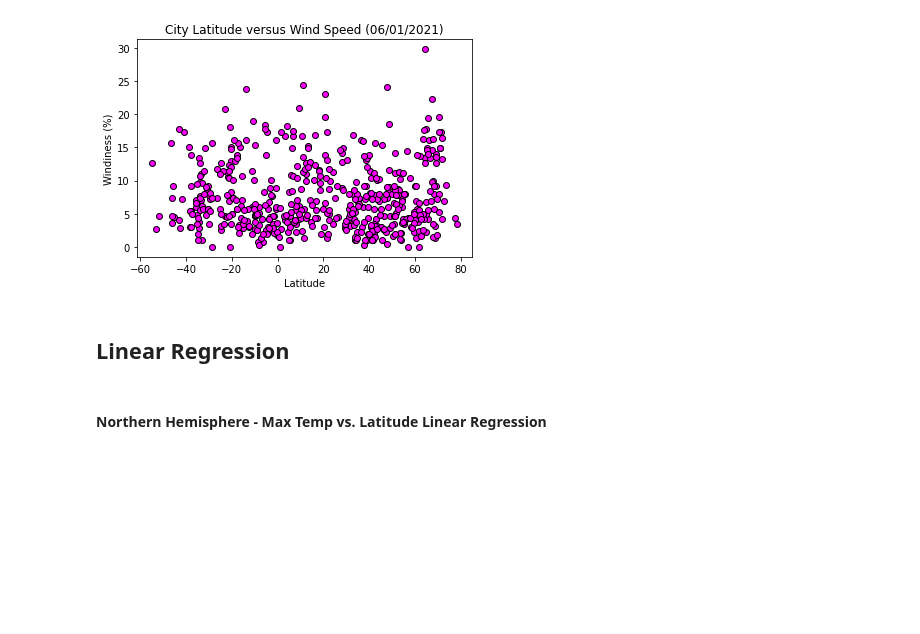
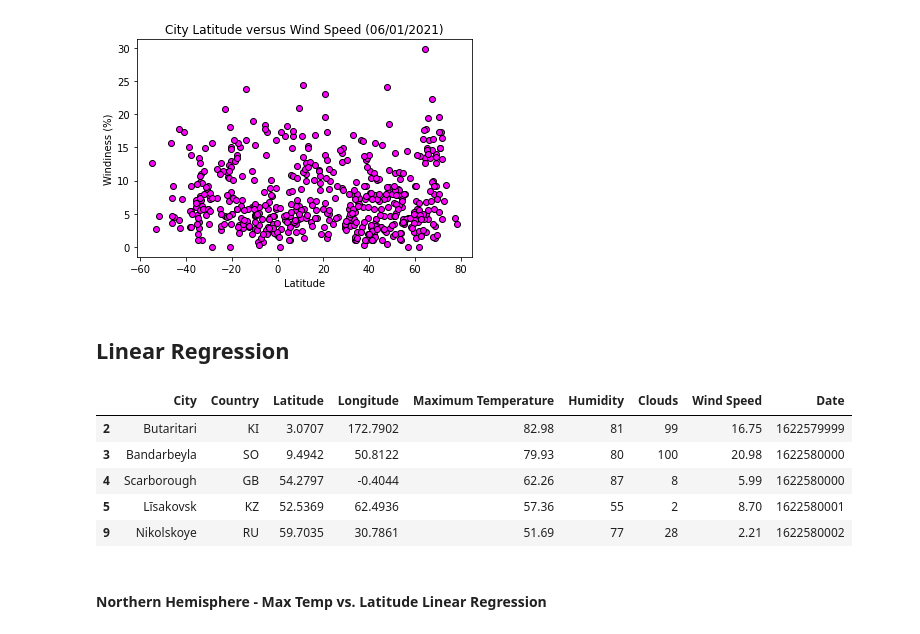
Before and after one commit to jmgeo/API-Challenge, a Jupyter notebook: starter_code/WeatherPy.ipynb, the cells around one changed output. Cells and saved outputs as stored; diff of their text form; code cells hidden in the pictures; blank space fills up the shorter version.

```diff
--- a/starter_code/WeatherPy.ipynb
+++ b/starter_code/WeatherPy.ipynb
@@ -279,7 +279,16 @@ plt.savefig("../Images/Lat_v_Wind.png")
 # %%
 #already imported linregress in the depnendencies. Checked. Confirmed.
 ##Have to do this with both hemispheres. So start by creating DataFrames for each hemisphere.
 n_hemisphere_df = weather_df.loc[(weather_df['Latitude']>0)]
+#n_hemisphere_df.head()
+s_hemisphere_df = weather_df.loc[(weather_df['Latitude']<0)]
+# %% [output]
+|  | City | Country | Latitude | Longitude | Maximum Temperature | Humidity | Clouds | Wind Speed | Date |
+| 2 | Butaritari | KI | 3.0707 | 172.7902 | 82.98 | 81 | 99 | 16.75 | 1622579999 |
+| 3 | Bandarbeyla | SO | 9.4942 | 50.8122 | 79.93 | 80 | 100 | 20.98 | 1622580000 |
+| 4 | Scarborough | GB | 54.2797 | -0.4044 | 62.26 | 87 | 8 | 5.99 | 1622580000 |
+| 5 | Līsakovsk | KZ | 52.5369 | 62.4936 | 57.36 | 55 | 2 | 8.70 | 1622580001 |
+| 9 | Nikolskoye | RU | 59.7035 | 30.7861 | 51.69 | 77 | 28 | 2.21 | 1622580002 |
 # %% [markdown]
 ####  Northern Hemisphere - Max Temp vs. Latitude Linear Regression
 # %% [markdown]
```
